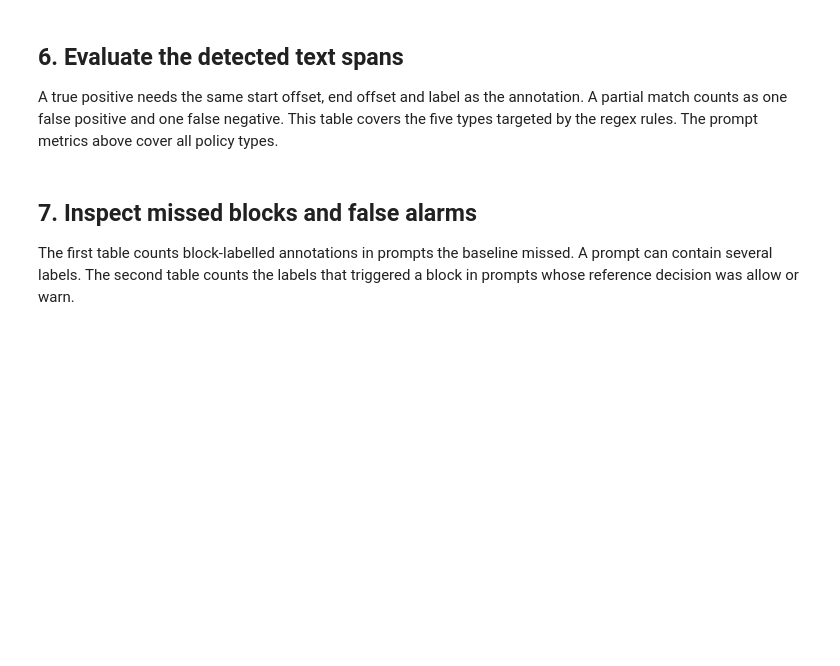
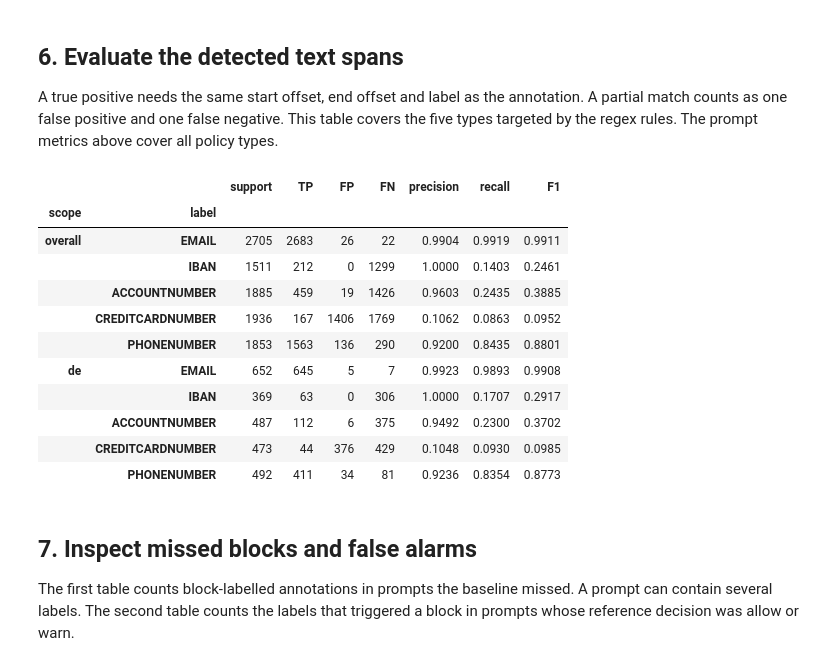
Before and after one commit to annihlj/AIOps_PromptGuard, a Jupyter notebook: notebooks/baseline_regex.ipynb, the cells around one changed output. Drawn from its saved outputs; the diff is of its cells as text; code cells hidden in the pictures; blank space fills up the shorter version.

```diff
--- a/notebooks/baseline_regex.ipynb
+++ b/notebooks/baseline_regex.ipynb
@@ -328,45 +623,72 @@ A partial match counts as one false positive and one false negative. This table
 five types targeted by the regex rules. The prompt metrics above cover all policy types.
 # %%
 def span_keys(mask):
-    if isinstance(mask, str):
+    """Turn a list of spans into a set of (start, end, label) tuples.
+
+    Sets make the comparison easy: gold & predicted = found in both, gold - predicted
+    = only annotated, and so on. Only the five labels that the regex rules can predict
+    are kept; the other dataset labels (names, passwords, ...) are ignored here.
+    """
+    if isinstance(mask, str):     # depending on how the data was stored
         mask = json.loads(mask)
     return {
         (int(span["start"]), int(span["end"]), span["label"])
         for span in mask
         if span["label"] in RULE_LABELS
     }
 
 
 def span_metrics(frame):
+    """Exact-match precision, recall and F1 per label over all prompts in frame."""
+    # One counter per outcome; each maps label -> count
     tp, fp, fn = Counter(), Counter(), Counter()
     for gold_mask, predicted_mask in zip(frame["privacy_mask"], frame["predicted_spans"]):
-        gold = span_keys(gold_mask)
-        predicted = span_keys(predicted_mask)
-        tp.update(label for _, _, label in gold & predicted)
-        fp.update(label for _, _, label in predicted - gold)
-        fn.update(label for _, _, label in gold - predicted)
+        gold = span_keys(gold_mask)            # annotated spans
+        predicted = span_keys(predicted_mask)  # spans found by the regex rules
+        tp.update(label for _, _, label in gold & predicted)   # in both: correct
+        fp.update(label for _, _, label in predicted - gold)   # only predicted: false alarm
+        fn.update(label for _, _, label in gold - predicted)   # only annotated: missed
+        # A span with wrong boundaries is not in the intersection, so it counts
+        # as one FP (the predicted span) AND one FN (the annotated span).
 
     rows = []
     for label in RULE_LABELS:
         correct, extra, missed = tp[label], fp[label], fn[label]
-        support = correct + missed
-        n_predicted = correct + extra
+        support = correct + missed        # number of annotated spans of this label
+        n_predicted = correct + extra     # number of predicted spans of this label
         rows.append({
             "label": label,
             "support": support,
             "TP": correct,
             "FP": extra,
             "FN": missed,
+            # Precision: share of predicted spans that are correct
             "precision": correct / n_predicted if n_predicted else 0.0,
+            # Recall: share of annotated spans that were found
             "recall": correct / support if support else 0.0,
+            # F1 = 2·TP / (2·TP + FP + FN), written here with the two totals
             "F1": 2 * correct / (n_predicted + support) if n_predicted + support else 0.0,
         })
     return pd.DataFrame(rows).set_index("label")
 
 
+# Span metrics for all languages and for German only, shown in one table
 span_overall = span_metrics(validation)
 span_de = span_metrics(validation.loc[validation["language"] == "de"])
 display(pd.concat({"overall": span_overall, "de": span_de}, names=["scope"]).round(4))
+# %% [output]
+|  |  | support | TP | FP | FN | precision | recall | F1 |
+| scope | label |  |  |  |  |  |  |  |
+| overall | EMAIL | 2705 | 2683 | 26 | 22 | 0.9904 | 0.9919 | 0.9911 |
+|  | IBAN | 1511 | 212 | 0 | 1299 | 1.0000 | 0.1403 | 0.2461 |
+|  | ACCOUNTNUMBER | 1885 | 459 | 19 | 1426 | 0.9603 | 0.2435 | 0.3885 |
+|  | CREDITCARDNUMBER | 1936 | 167 | 1406 | 1769 | 0.1062 | 0.0863 | 0.0952 |
+|  | PHONENUMBER | 1853 | 1563 | 136 | 290 | 0.9200 | 0.8435 | 0.8801 |
+| de | EMAIL | 652 | 645 | 5 | 7 | 0.9923 | 0.9893 | 0.9908 |
+|  | IBAN | 369 | 63 | 0 | 306 | 1.0000 | 0.1707 | 0.2917 |
+|  | ACCOUNTNUMBER | 487 | 112 | 6 | 375 | 0.9492 | 0.2300 | 0.3702 |
+|  | CREDITCARDNUMBER | 473 | 44 | 376 | 429 | 0.1048 | 0.0930 | 0.0985 |
+|  | PHONENUMBER | 492 | 411 | 34 | 81 | 0.9236 | 0.8354 | 0.8773 |
 # %% [markdown]
 ## 7. Inspect missed blocks and false alarms
 
```
Also changed, not shown: parts of 10 cells of this notebook.
